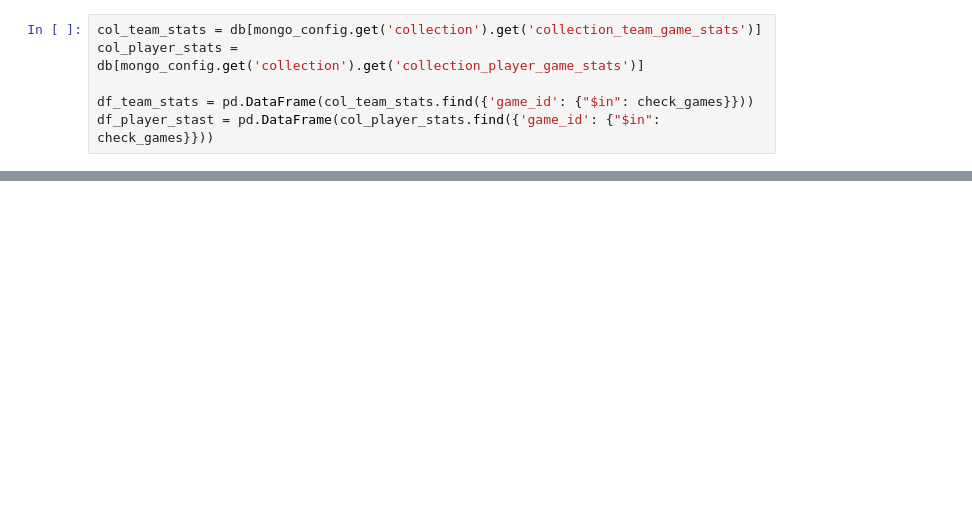
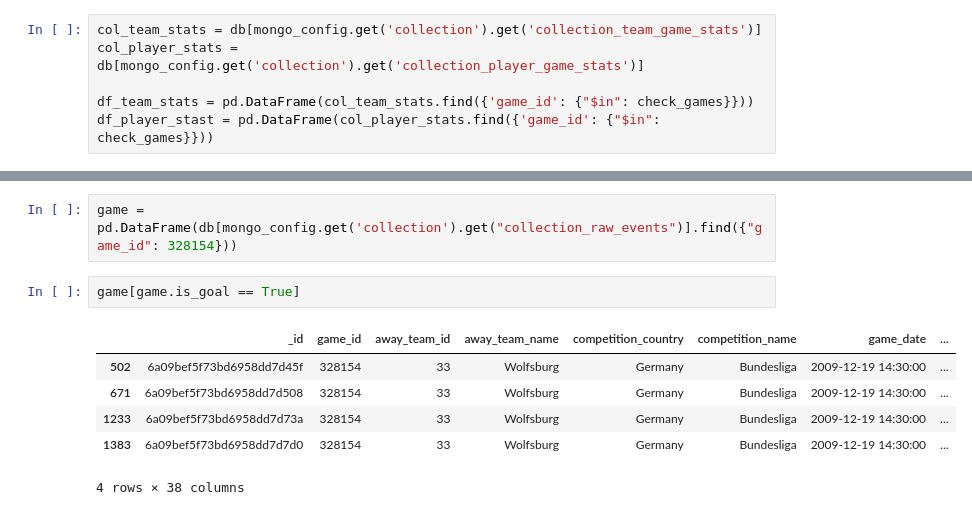
Before and after one commit to BVBtm86/WhoScored-Events-Data, a Jupyter notebook: check.ipynb, the cells around one changed output, grey strips where cells are left out. Cells and saved outputs as stored; diff of their text form; blank space fills up the shorter version.

```diff
--- a/check.ipynb
+++ b/check.ipynb
@@ -62,0 +163,11 @@ DeleteResult({'n': 0, 'ok': 1.0}, acknowledged=True)
+# %%
+game = pd.DataFrame(db[mongo_config.get('collection').get("collection_raw_events")].find({"game_id": 328154}))
+# %%
+game[game.is_goal == True]
+# %% [output]
+|  | _id | game_id | away_team_id | away_team_name | competition_country | competition_name | game_date | ... |
+| 502 | 6a09bef5f73bd6958dd7d45f | 328154 | 33 | Wolfsburg | Germany | Bundesliga | 2009-12-19 14:30:00 | ... |
+| 671 | 6a09bef5f73bd6958dd7d508 | 328154 | 33 | Wolfsburg | Germany | Bundesliga | 2009-12-19 14:30:00 | ... |
+| 1233 | 6a09bef5f73bd6958dd7d73a | 328154 | 33 | Wolfsburg | Germany | Bundesliga | 2009-12-19 14:30:00 | ... |
+| 1383 | 6a09bef5f73bd6958dd7d7d0 | 328154 | 33 | Wolfsburg | Germany | Bundesliga | 2009-12-19 14:30:00 | ... |
+4 rows × 38 columns
```
Also changed, not shown: parts of 5 cells of this notebook, 6 other files.
